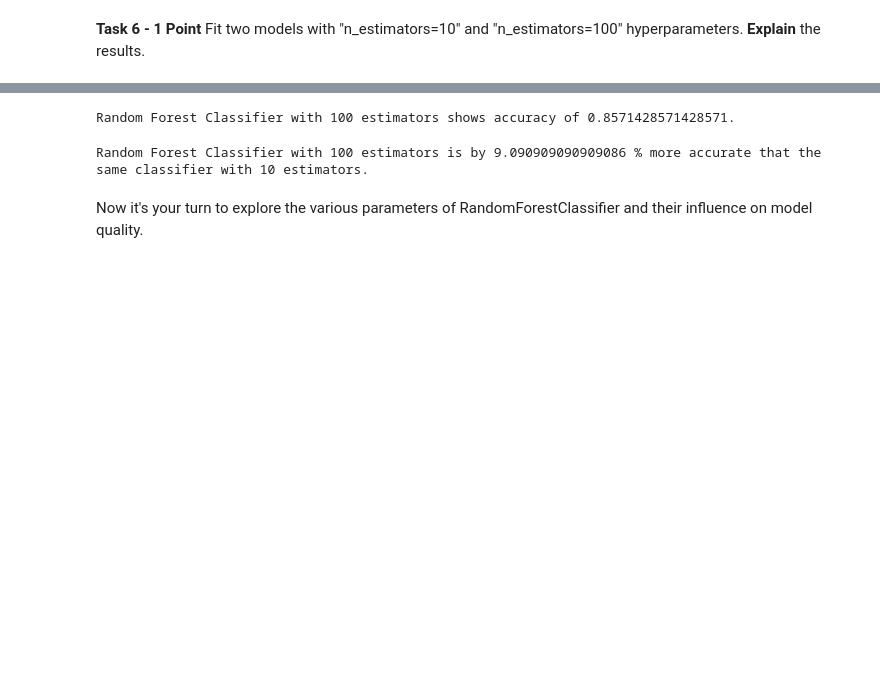
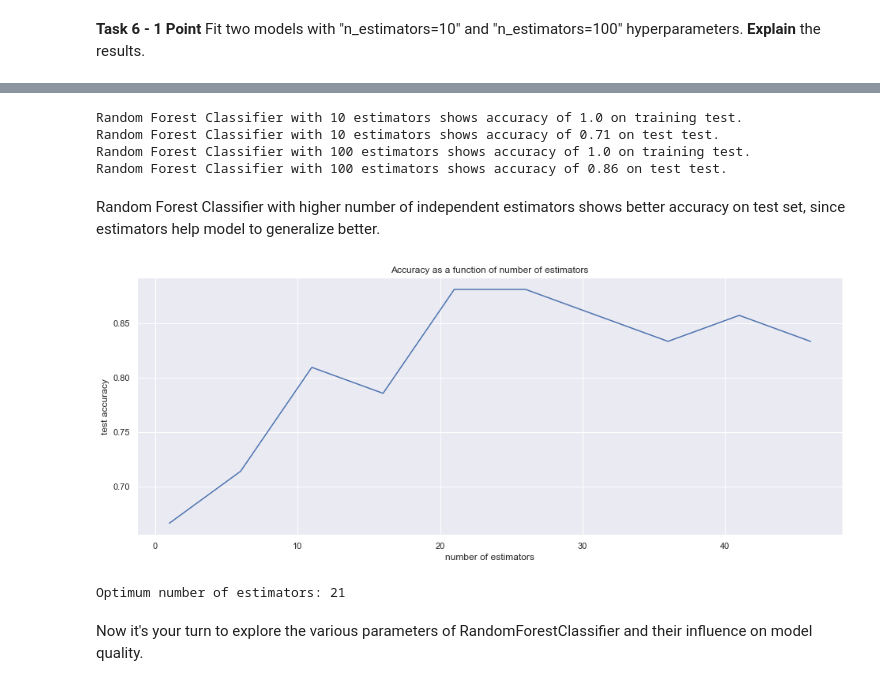
Before and after one commit to AnastasiiaSt/Trees-and-Ensembles, a Jupyter notebook: Trees and ensembles.ipynb, the cells around one changed output, grey strips where cells are left out. Cells and saved outputs as stored; diff of their text form; code cells hidden in the pictures; blank space fills up the shorter version.

```diff
--- a/Trees and ensembles.ipynb
+++ b/Trees and ensembles.ipynb
@@ -605,24 +579,55 @@ Random Forest Classifier with 10 estimators shows accuracy of 0.7857142857142857
-# %%
-# Creat Random Forest Classifier with 100 estimators
-
-rnd_forest_clf_100 = RandomForestClassifier(n_estimators = 100)
-
-rnd_forest_clf_100.fit(X_train, y_train)
-
-y_pred_100 = rnd_forest_clf_100.predict(X_test)
-
-accuracy_100 = accuracy_score(y_pred_100, y_test)
-print('Random Forest Classifier with 100 estimators shows accuracy of {}.'.format(accuracy_100))
-# %% [output]
-Random Forest Classifier with 100 estimators shows accuracy of 0.8571428571428571.
-# %%
-# Compare the two classifiers
-
-difference = 100 * (accuracy_100 - accuracy_10) / accuracy_10
-print('Random Forest Classifier with 100 estimators is by {} % more accurate that the same classifier with 10 estimators.'\
-      .format(difference))
-# %% [output]
-Random Forest Classifier with 100 estimators is by 9.090909090909086 % more accurate that the same classifier with 10 estimators.
+# %%
+# Calculate accuracy for Random Forest Classifier with different number of estimators
+
+estimators = [10, 100]
+accuracies = []
+
+for estimator in estimators:
+
+    # Fit the training data
+    rnd_forest_clf = RandomForestClassifier(n_estimators = estimator, random_gen = np.random.default_rng(42))
+    rnd_forest_clf.fit(X_train.values, y_train.values)
+
+    # Predict the target values
+    y_pred_train = rnd_forest_clf.predict(X_train.values)
+    y_pred_test = rnd_forest_clf.predict(X_test.values)
+
+    # Calculate accuracy
+    accuracy_train = accuracy_score(y_pred_train, y_train.values)
+    accuracy_test = accuracy_score(y_pred_test, y_test.values)
+    accuracies.append((accuracy_train, accuracy_test))
+    print('Random Forest Classifier with {} estimators shows accuracy of {} on training test.'\
+          .format(estimator, np.round(accuracy_train, 2)))
+    print('Random Forest Classifier with {} estimators shows accuracy of {} on test test.'\
+          .format(estimator, np.round(accuracy_test, 2)))
+# %% [output]
+Random Forest Classifier with 10 estimators shows accuracy of 1.0 on training test.
+Random Forest Classifier with 10 estimators shows accuracy of 0.71 on test test.
+Random Forest Classifier with 100 estimators shows accuracy of 1.0 on training test.
+Random Forest Classifier with 100 estimators shows accuracy of 0.86 on test test.
+# %% [markdown]
+Random Forest Classifier with higher number of independent estimators shows better accuracy on test set, since estimators help model to generalize better.
+# %%
+def plot_metrics_on_estimators(criterion='gini', max_estimators = 10):
+    estimators, test_scores = [], []
+    for estimator in range(1, max_estimators, 5):
+        estimators.append(estimator)
+        model = RandomForestClassifier(n_estimators = estimator, random_gen = np.random.default_rng(42))
+        model.fit(X_train.values, y_train.values)
+        y_pred = model.predict(X_test.values)
+        test_scores.append(accuracy_score(y_test, y_pred))
+    plt.plot(estimators, test_scores)
+    sns.set(rc={'figure.figsize':(16, 6)})
+    plt.title("Accuracy as a function of number of estimators")
+    plt.xlabel('number of estimators')
+    plt.ylabel('test accuracy')
+    plt.show()
+    print('Optimum number of estimators:', estimators[np.argmax(test_scores)])
+# %%
+plot_metrics_on_estimators(max_estimators = 50)
+# %% [output]
+[figure, added]
+Optimum number of estimators: 21
 # %% [markdown]
 Now it's your turn to explore the various parameters of RandomForestClassifier and their influence on model quality.
 # %% [markdown]
```
Also changed, not shown: parts of 6 cells of this notebook.
